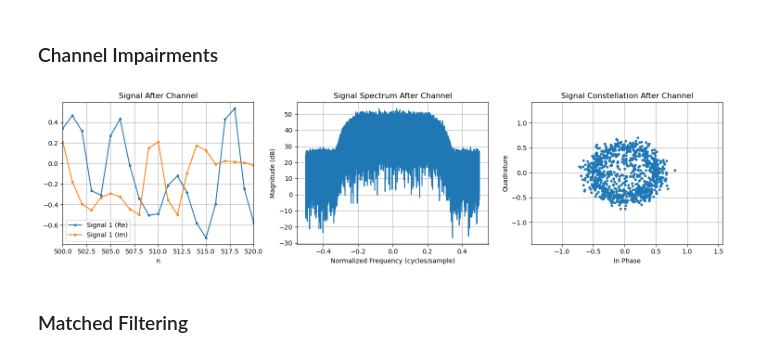
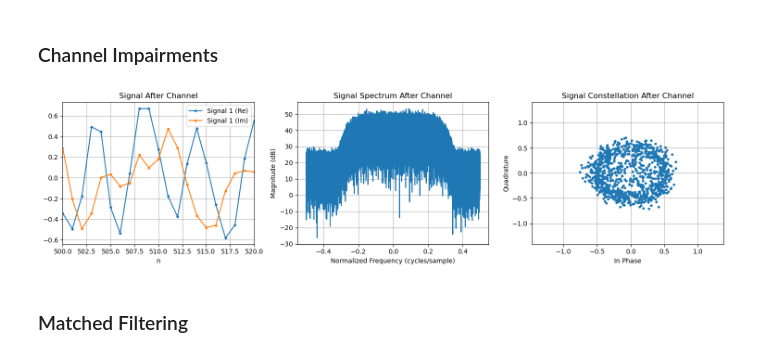
Before and after one commit to cddelong6626/sdr-notebooks, a Jupyter notebook: notebooks/qpsk_sim.ipynb, the cells around one changed output. Cells and saved outputs as stored; diff of their text form; code cells hidden in the pictures.

```diff
--- a/notebooks/qpsk_sim.ipynb
+++ b/notebooks/qpsk_sim.ipynb
@@ -53,6 +53,9 @@ N_BITS = 10**5                      # number of bits to simulate
 N_SYMBOLS = int(N_BITS/2)           # qpsk: 2 bits/sample, IF differential coding: +1 symbol
 N_RRC_TAPS = SPS*10 + 1             # number of taps in rrc filter (10 on each side of center)
 SNR_DB = 20                         # channel SNR in dB
+STO = 0.3                           # fractional symbol timing offset
+CFO_PCT = 0.02                      # carrier frequency offset as a percentage of sample rate
+LOOP_BW = SPS/20                    # PLL loop bandwidth
 # %% [markdown]
 ### Bit generation
 # %%
@@ -122,32 +125,32 @@ fig, ax = vz.visualize(
 # %% [markdown]
 ### Channel Impairments
 # %%
-# Apply CFO
-# testing/realistic: 1-5%, aggressive: 10%
 sig_chan = np.empty_like(sig_tx).astype(np.complex64)
 
+# Apply CFO
+cfo_w = CFO_PCT * 2 * np.pi
 # sig_chan = pu.channel.apply_cfo(sig_tx, 0.05)
-cu.channel.apply_cfo(sig_tx, sig_chan, 0.05)
+cu.channel.apply_cfo(sig_tx, sig_chan, cfo_w)
 
 # Apply STO
-mu = 0.3
-sig_chan = pu.channel.apply_sto(sig_chan, mu)
+sig_chan = pu.channel.apply_sto(sig_chan, STO)
 
 # AWGN
 sig_chan = pu.channel.apply_awgn(sig_chan, SNR_DB)
+
 sig_rx = sig_chan
 
 fig, ax = vz.visualize(
     sig_rx,
     plots=('time', 'frequency', 'constellation'),
     plot_kwargs={
         'time': {'title': 'Signal After Channel', 'xlim': [500, 520]},
         'frequency': {'title': 'Signal Spectrum After Channel'},
         'constellation': {'title': 'Signal Constellation After Channel'}
     }
 );
 # %% [output]
-[figure, old version]
+[figure, new version]
 # %% [markdown]
 ### Matched Filtering
 # %%
```
Also changed, not shown: parts of 8 cells of this notebook, 14 other files.
